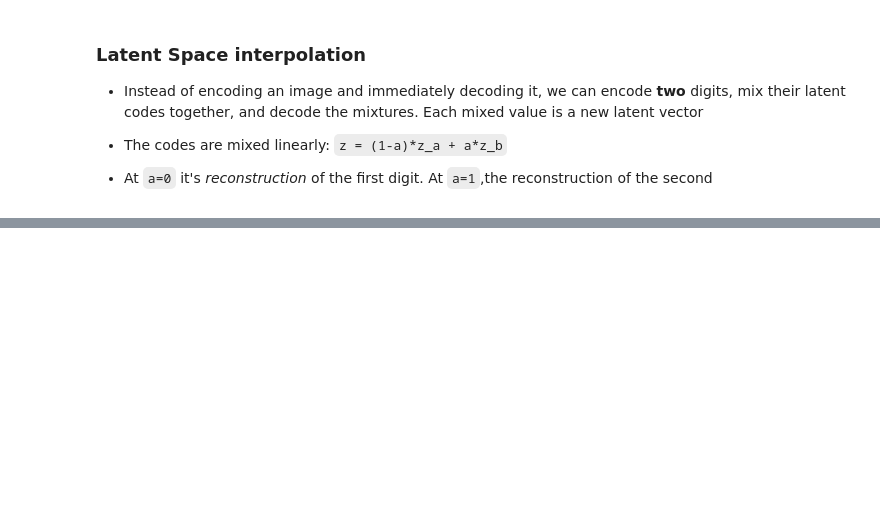
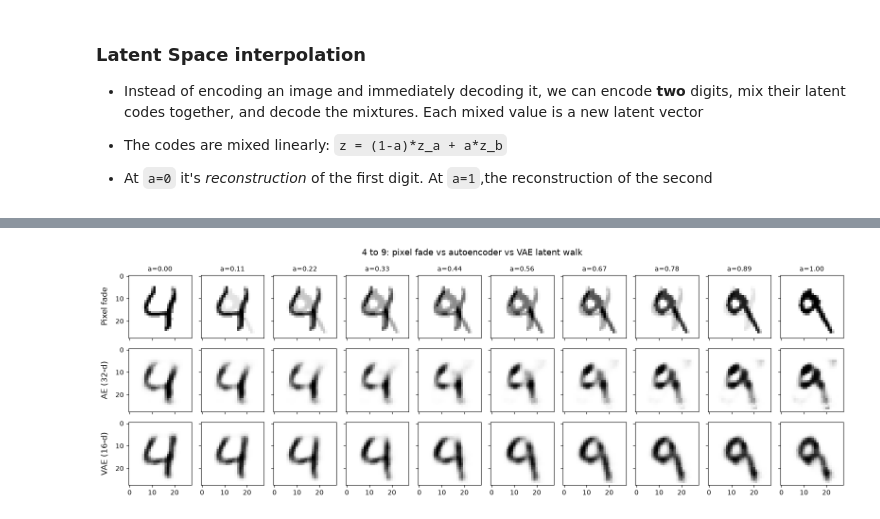
Before and after one commit to xiang1103/DL_ML_Implementations, a Jupyter notebook: autoencoders/autoencoder_basic.ipynb, the cells around one changed output, grey strips where cells are left out. Drawn from its saved outputs; the diff is of its cells as text; code cells hidden in the pictures; blank space fills up the shorter version.

```diff
--- a/autoencoders/autoencoder_basic.ipynb
+++ b/autoencoders/autoencoder_basic.ipynb
@@ -231,0 +328,43 @@ plt.show()
+# %%
+# pick digits whose shapes can morph into each other (4 -> 9 closes the top, 1 -> 7 adds a bar)
+N_STEPS= 10
+DIGIT_A, DIGIT_B = 4,9
+
+_, test_labels= next(iter(test_loader))
+idx_a= (test_labels==DIGIT_A).nonzero()[0].item()
+idx_b= (test_labels==DIGIT_B).nonzero()[0].item()
+x_pair= test_features[[idx_a, idx_b]]                    # 2 x 784
+
+alphas= torch.linspace(0., 1., N_STEPS, device=device).unsqueeze(1)    # N_STEPS x 1
+
+model.eval()
+vae.eval()
+with torch.no_grad():
+    # autoencoder: same walk as above
+    z_ae= encode(x_pair)
+    ae_walk= decode((1-alphas)*z_ae[0] + alphas*z_ae[1]).cpu()
+
+    # VAE: interpolate between the means mu (no sampling, we want the most likely code of each image)
+    z_vae, _= vae.encode(x_pair)
+    vae_walk= vae.decode((1-alphas)*z_vae[0] + alphas*z_vae[1]).cpu()
+
+    # pixel cross-fade for reference: what "just averaging" looks like
+    pixel_walk= ((1-alphas)*x_pair[0] + alphas*x_pair[1]).cpu()
+
+model.train()
+vae.train()
+
+
+rows= [("Pixel fade", pixel_walk), (f"AE ({num_hidden_1}-d)", ae_walk), (f"VAE ({vae_latent_dim}-d)", vae_walk)]
+fig, axes= plt.subplots(nrows=len(rows), ncols=N_STEPS, sharex=True, sharey=True, figsize=(16,5.5))
+for ax_row,(label,imgs) in zip(axes, rows):
+    ax_row[0].set_ylabel(label, size=12, labelpad=10)
+    for i,a in enumerate(alphas.squeeze().tolist()):
+        ax_row[i].imshow(imgs[i].view(img_width,img_width), cmap="binary")
+        axes[0][i].set_title(f"a={a:.2f}", size=10)
+
+fig.suptitle(f"{DIGIT_A} to {DIGIT_B}: pixel fade vs autoencoder vs VAE latent walk", size=13)
+plt.tight_layout()
+plt.show()
+# %% [output]
+[figure, added]
```
Also changed, not shown: parts of 6 cells of this notebook.
